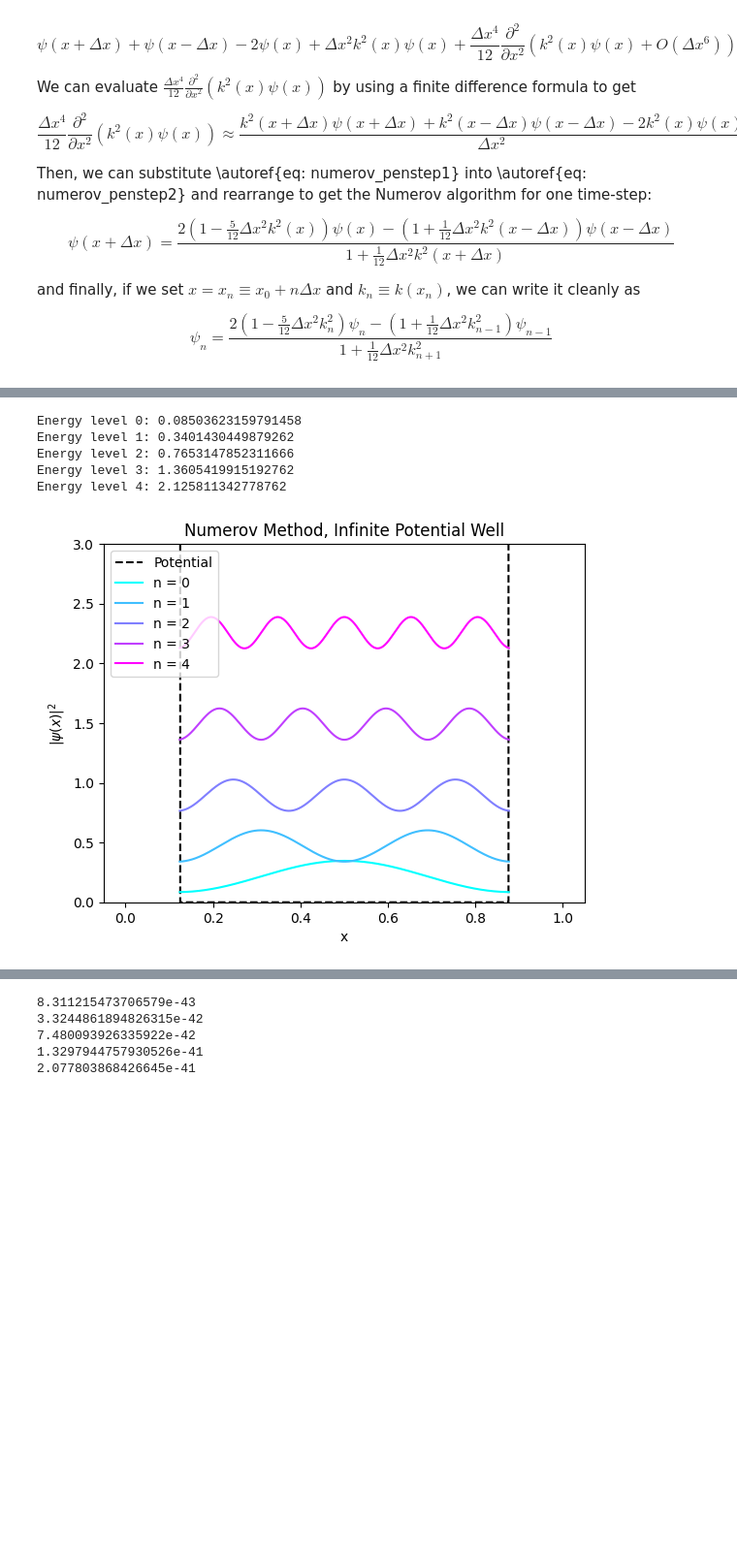
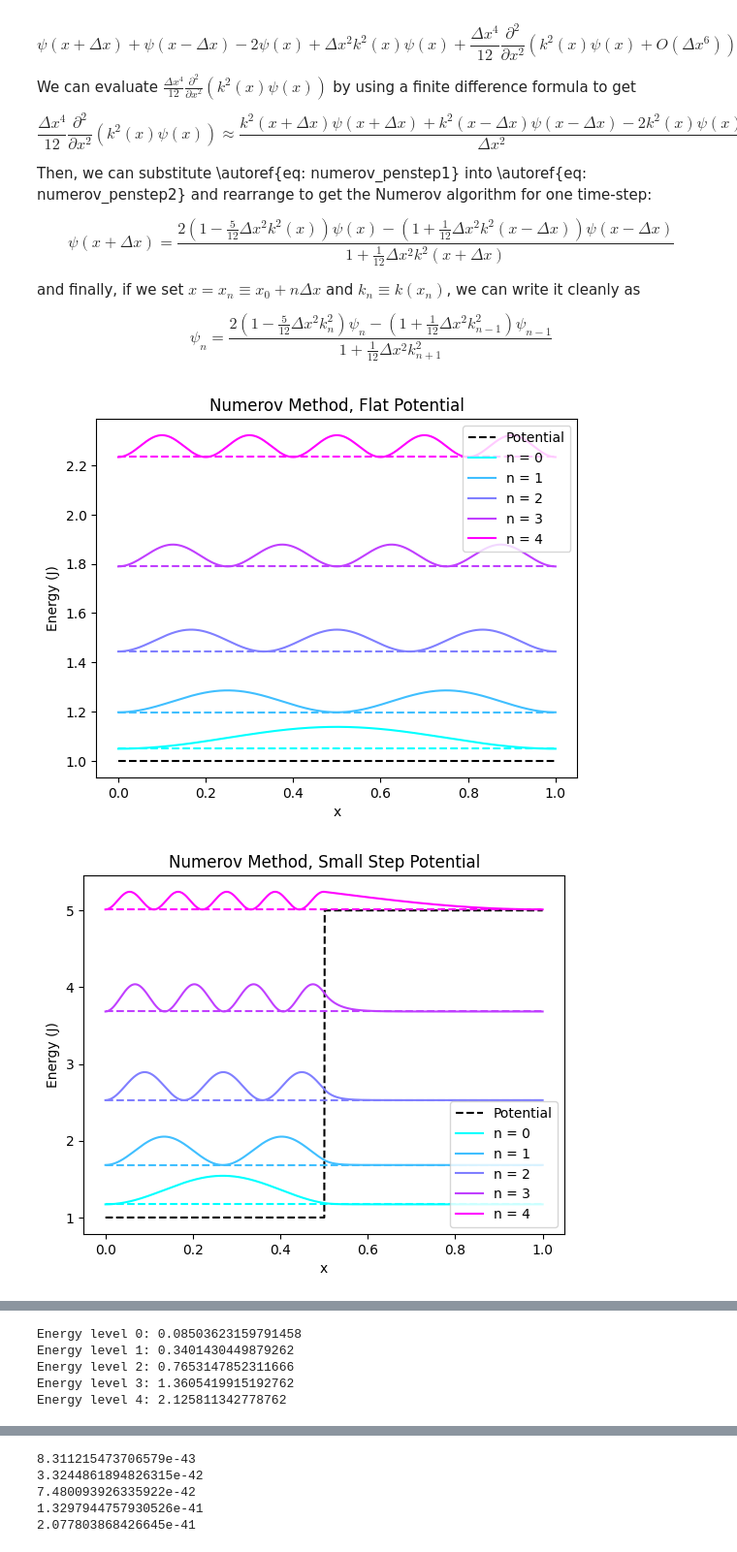
Before and after one commit to LFW25/PHYS512-Computational_Physics, a Jupyter notebook: Project/Schrodinger_Numerical.ipynb, the cells around one changed output, grey strips where cells are left out. Shown at 97% size. Saved outputs shown, nothing was run; the diff lists cells and outputs as text; code cells hidden in the pictures; blank space fills up the shorter version.

```diff
--- a/Project/Schrodinger_Numerical.ipynb
+++ b/Project/Schrodinger_Numerical.ipynb
@@ -521,6 +553,9 @@ def Numerov(potential_function, num_states, N = 1000, plot = True, scale = 1):
                 print(f"Energy level {i}: {E_array[i]}")
                 plt.plot(xx[left_wall:right_wall+1], (A*scale*cur_psi[left_wall:right_wall+1])**2 + E_array[i], c = colors[i], label = f"n = {i}")
 
+                # Plot a straight dotted line at the energy level
+                plt.plot(xx, np.ones_like(xx)*E_array[i], '--', color = colors[i])
+
         else:
             for i in range(len(psi_hist)):
                 cur_psi = np.array(psi_hist[i]) # Square the wavefunction to get the probability density
@@ -528,8 +563,12 @@ def Numerov(potential_function, num_states, N = 1000, plot = True, scale = 1):
                 A = np.sqrt(1/I) # Amplitude
 
                 plt.plot(xx, (A*scale*cur_psi)**2 + E_array[i], c = colors[i], label = f"n = {i}")
+
+                # Plot a straight dotted line at the energy level
+                plt.plot(xx, np.ones_like(xx)*E_array[i], '--', color = colors[i])
+
         plt.xlabel('x')
-        plt.ylabel('$|\psi(x)|^2$')
+        plt.ylabel('Energy (J)')
         if "Small Step" in plot_title:
             plt.legend(loc = "lower right")
         else:
@@ -537,9 +576,11 @@ def Numerov(potential_function, num_states, N = 1000, plot = True, scale = 1):
         plt.savefig(f"Figures/NM_{'_'.join(plot_title.split(' '))}.jpeg", dpi = 600)
         plt.show()
 # %%
-# Numerov(Nv_flat_potential, 5, scale = 1/150)
-# Numerov(Nv_small_step_potential, 5, scale = 1/100)
-# Numerov(Nv_complex_step_potential, 5, scale = 1/100)
+Numerov(Nv_flat_potential, 5, scale = 1/150)
+Numerov(Nv_small_step_potential, 5, scale = 1/100)
+Numerov(Nv_complex_step_potential, 5, scale = 1/100)
 Numerov(Nv_infinite_potential_well, 5, scale = 1/100)
-# Numerov(Nv_V_shaped_potential, 5, scale = 1/100)
+Numerov(Nv_V_shaped_potential, 5, scale = 1/100)
 # %% [output]
+[figure, new version]
+[figure, added]
@@ -548,4 +590,3 @@ Energy level 1: 0.3401430449879262
 Energy level 2: 0.7653147852311666
 Energy level 3: 1.3605419915192762
 Energy level 4: 2.125811342778762
-[figure, old version]
```
Also changed, not shown: parts of 3 cells of this notebook.
